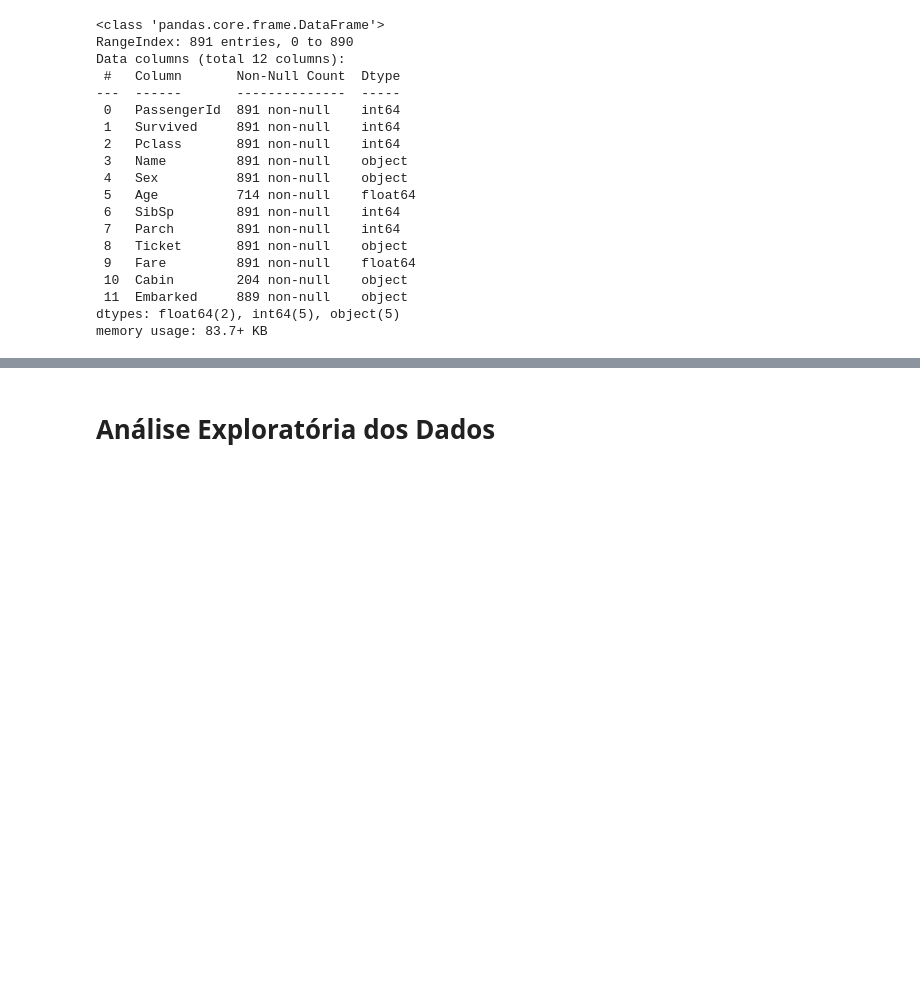
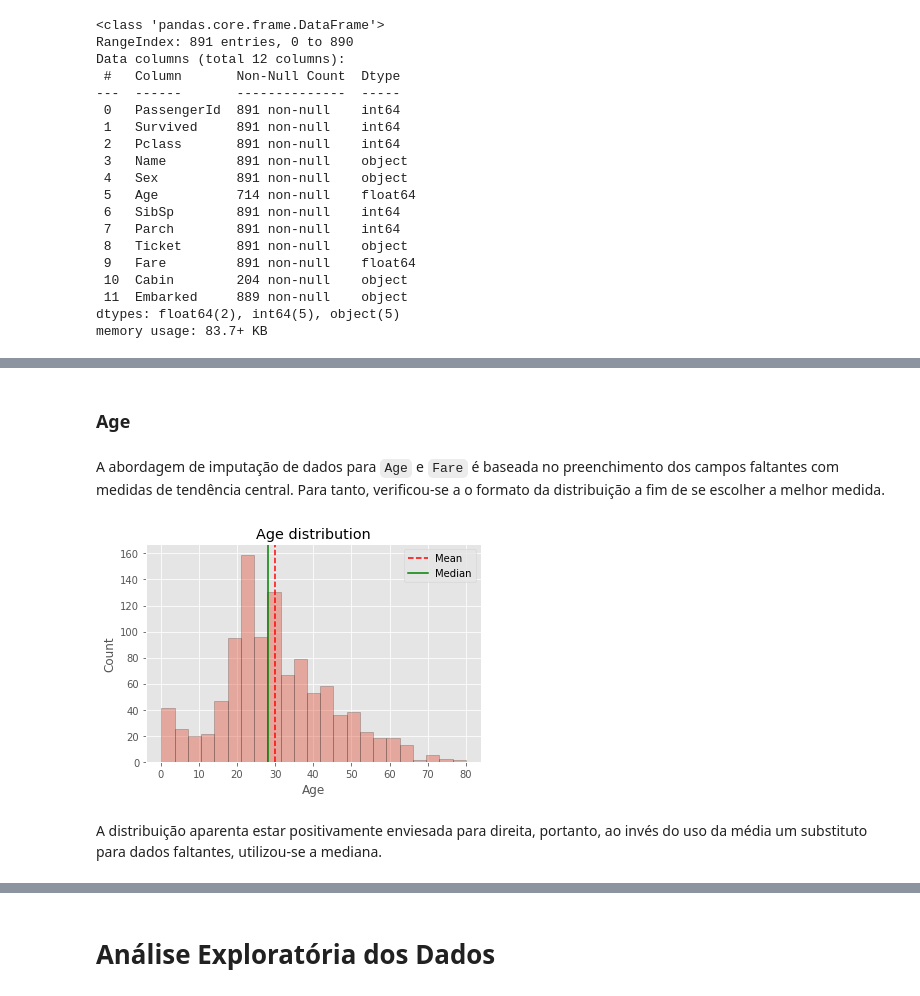
Before and after one commit to rafabenevente/AM_1, a Jupyter notebook: AM_1_Titanic_Predição_dos_sobreviventes.ipynb, the cells around one changed output, grey strips where cells are left out. Cells and saved outputs as stored; diff of their text form; code cells hidden in the pictures; blank space fills up the shorter version.

```diff
--- a/AM_1_Titanic_Predição_dos_sobreviventes.ipynb
+++ b/AM_1_Titanic_Predição_dos_sobreviventes.ipynb
@@ -121,0 +192,22 @@ dtype: int64
+# %% [markdown]
+### Age
+# %% [markdown]
+A abordagem de imputação de dados para `Age` e `Fare` é baseada no preenchimento dos campos faltantes com medidas de tendência central. Para tanto, verificou-se a o formato da distribuição a fim de se escolher a melhor medida.
+# %%
+
+# Cálculo da média e mediana
+mean = all_data['Age'].mean()
+median =all_data['Age'].median()
+
+plt.title("Age distribution")
+sns.distplot(a=all_data['Age'], kde = False, hist_kws = {'edgecolor':'black'})
+plt.axvline(mean, color='r', linestyle='--')
+plt.axvline(median, color='g', linestyle='-')
+
+plt.ylabel("Count")
+plt.legend({'Mean':mean,'Median':median})
+plt.show()
+# %% [output]
+[figure, added]
+# %% [markdown]
+A distribuição aparenta estar positivamente enviesada para direita, portanto, ao invés do uso da média um substituto para dados faltantes, utilizou-se a mediana.
```
Also changed, not shown: parts of 41 cells of this notebook.
